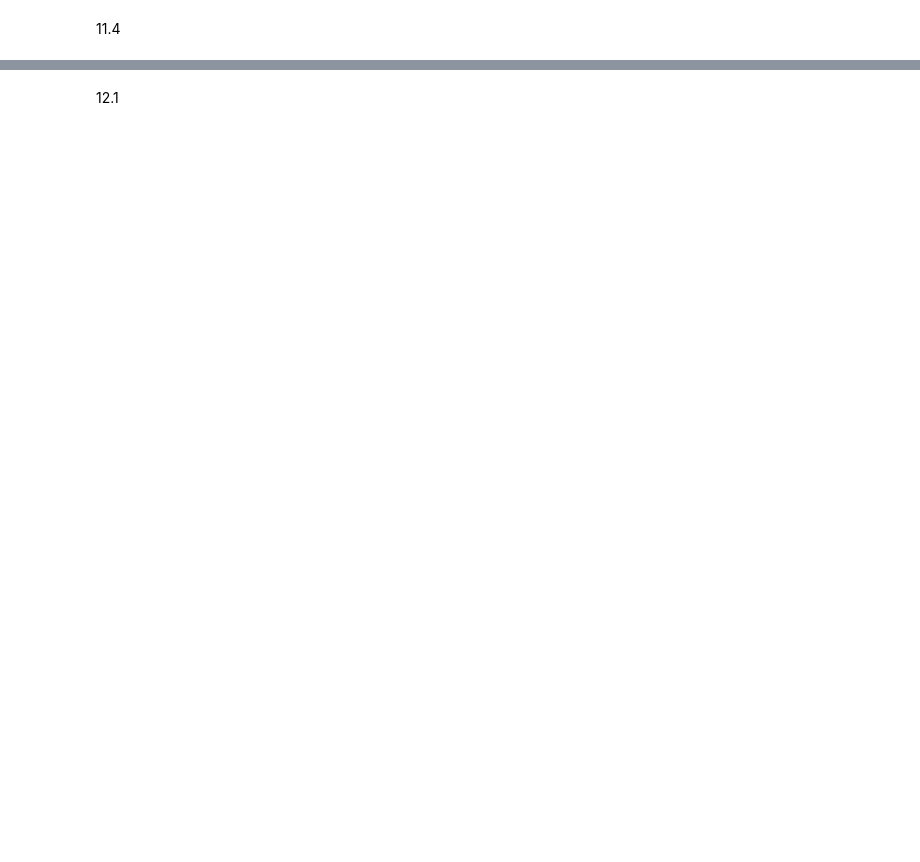
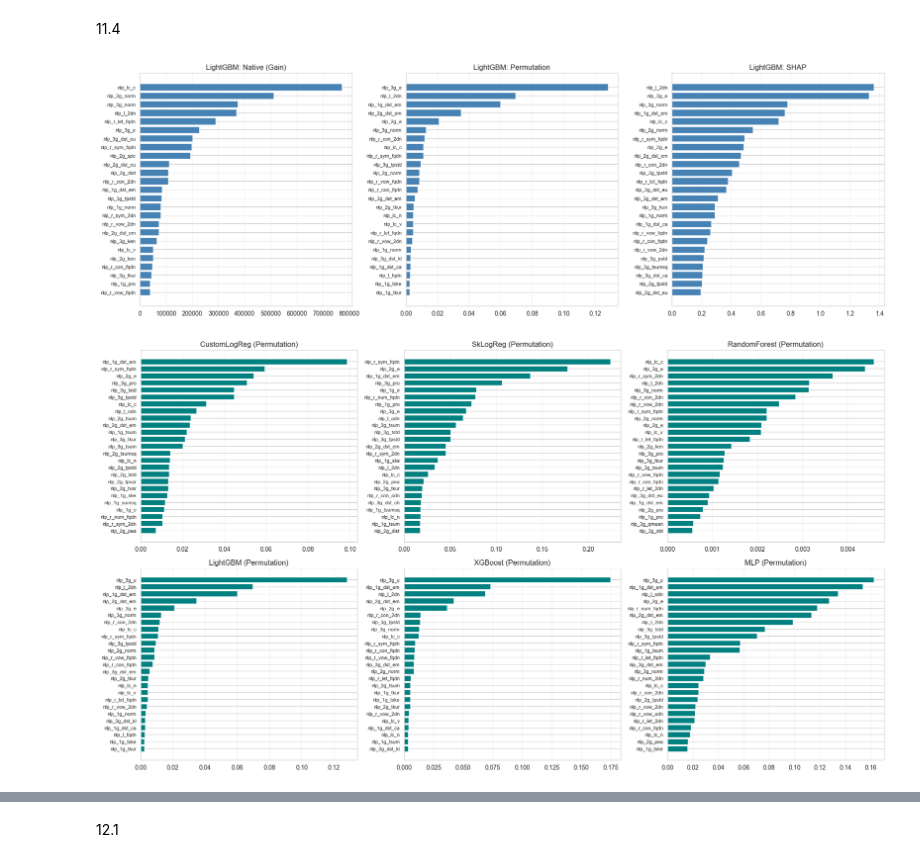
Before and after one commit to neygenius/Ld-DGAd-classificator, a Jupyter notebook: models.ipynb, the cells around one changed output, grey strips where cells are left out. Cells and saved outputs as stored; diff of their text form; code cells hidden in the pictures; blank space fills up the shorter version.

```diff
--- a/models.ipynb
+++ b/models.ipynb
@@ -1500,27 +2102,70 @@ print(perm_imp.head(30).round(5))
 # %% [markdown]
 11.4
 # %%
-top_k = 30
-sets = {
-    "gain": set(lgb_imp_gain.head(top_k).index),
-    "shap": set(shap_importance.head(top_k).index),
-    "perm": set(perm_imp.head(top_k).index),
-}
-print(f"intersection of all three top-{top_k}: {len(set.intersection(*sets.values()))}")
-print(f"gain ∩ shap: {len(sets['gain'] & sets['shap'])}")
-print(f"gain ∩ perm: {len(sets['gain'] & sets['perm'])}")
-print(f"shap ∩ perm: {len(sets['shap'] & sets['perm'])}")
+# Сравнение методов на примере LightGBM
+fig, axes = plt.subplots(1, 3, figsize=(18, 6))
+model_name = "LightGBM"
 
-fig, axes = plt.subplots(1, 3, figsize=(16, 7))
-for ax, (title, s) in zip(
-    axes, [("Gain", lgb_imp_gain), ("SHAP", shap_importance), ("Perm", perm_imp)]
+for ax, (title, results) in zip(
+    axes,
+    [
+        ("Native (Gain)", native_results.get(model_name)),
+        ("Permutation", perm_results.get(model_name)),
+        ("SHAP", shap_results.get(model_name)),
+    ],
 ):
-    top = s.head(20)[::-1]
-    ax.barh(range(len(top)), top.values, color="steelblue")
+    if results is not None:
+        top = results.head(25)[::-1]
+        ax.barh(range(len(top)), top.values, color="steelblue")
+        ax.set_yticks(range(len(top)))
+        ax.set_yticklabels(top.index, fontsize=8)
+        ax.set_title(f"{model_name}: {title}")
+        ax.grid(axis="x", alpha=0.3)
+
+plt.tight_layout()
+plt.savefig(
+    f"{PATHS['plots_dir']}/importance_method_comparison_{model_name}.png", dpi=140
+)
+plt.show()
+
+# Топ-25 Permutation Importance для всех моделей
+fig, axes = plt.subplots(2, 3, figsize=(18, 10))
+axes = axes.flatten()
+
+for i, (name, s) in enumerate(perm_results.items()):
+    ax = axes[i]
+    top = s.head(25)[::-1]
+    ax.barh(range(len(top)), top.values, color="teal")
     ax.set_yticks(range(len(top)))
     ax.set_yticklabels(top.index, fontsize=8)
-    ax.set_title(f"Top-20 {title}")
+    ax.set_title(f"{name} (Permutation)")
     ax.grid(axis="x", alpha=0.3)
+
 plt.tight_layout()
-plt.savefig(f"{PATHS['plots_dir']}/importance_consensus.png", dpi=140)
+plt.savefig(f"{PATHS['plots_dir']}/permutation_all_models.png", dpi=140)
 plt.show()
+
+# 3. Пересечение топ-20 (Consensus Table)
+sets = {name: set(s.head(25).index) for name, s in perm_results.items()}
+common_all = set.intersection(*sets.values())
+
+print("=== Consensus Analysis ===")
+print(
+    f"Признаки, входящие в Топ-25 у ВСЕХ 6 моделей (по Permutation): {len(common_all)}"
+)
+print(list(common_all))
+
+# Матрица пересечений
+import itertools
+
+intersections = {}
+for m1, m2 in itertools.combinations(perm_results.keys(), 2):
+    intersections[f"{m1} & {m2}"] = len(sets[m1] & sets[m2])
+
+print("\n=== Матрица пересечений Топ-25 (только пары с пересечением > 10) ===")
+for pair, count in sorted(intersections.items(), key=lambda x: x[1], reverse=True):
+    if count >= 10:
+        print(f"{pair}: {count}")
+# %% [output]
+[figure, added]
+[figure, added]
```
Also changed, not shown: parts of 48 cells of this notebook, 1 other file.
